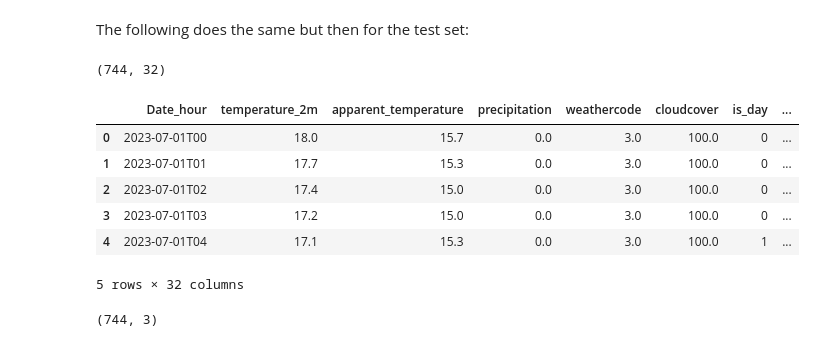
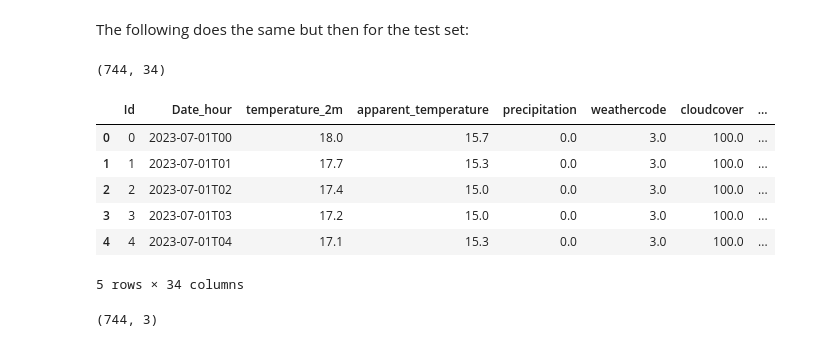
Before and after one commit to Lucmeister55/MLLS_Project1, a Jupyter notebook: project-1-starter-notebook.ipynb, the cells around one changed output. Drawn from its saved outputs; the diff is of its cells as text; code cells hidden in the pictures.

```diff
--- a/project-1-starter-notebook.ipynb
+++ b/project-1-starter-notebook.ipynb
@@ -277,20 +290,20 @@ train_data_red.head()
 # %% [markdown]
 The following does the same but then for the test set:
 # %%
-test_data = test_rawdata.merge(feature_data, on = "Date_hour", how = 'left').drop("Id", axis = 1)
+test_data = test_rawdata.merge(feature_data, on = "Date_hour", how = 'left')#.drop("Id", axis = 1)
 Totaal_2022 = bicycle_data_2022[("2022-07-01" <= bicycle_data_2022["Datum"]) & (bicycle_data_2022["Datum"] <= "2022-07-31")]["Totaal"].reset_index(drop=True)
-#test_data["Totaal_2022"] = Totaal_2022
+test_data["Totaal_2022"] = Totaal_2022
 print(test_data.shape)
 test_data.head()
 # %% [output]
-(744, 32)
+(744, 34)
-|  | Date_hour | temperature_2m | apparent_temperature | precipitation | weathercode | cloudcover | is_day | ... |
-| 0 | 2023-07-01T00 | 18.0 | 15.7 | 0.0 | 3.0 | 100.0 | 0 | ... |
-| 1 | 2023-07-01T01 | 17.7 | 15.3 | 0.0 | 3.0 | 100.0 | 0 | ... |
-| 2 | 2023-07-01T02 | 17.4 | 15.0 | 0.0 | 3.0 | 100.0 | 0 | ... |
-| 3 | 2023-07-01T03 | 17.2 | 15.0 | 0.0 | 3.0 | 100.0 | 0 | ... |
-| 4 | 2023-07-01T04 | 17.1 | 15.3 | 0.0 | 3.0 | 100.0 | 1 | ... |
+|  | Id | Date_hour | temperature_2m | apparent_temperature | precipitation | weathercode | cloudcover | ... |
+| 0 | 0 | 2023-07-01T00 | 18.0 | 15.7 | 0.0 | 3.0 | 100.0 | ... |
+| 1 | 1 | 2023-07-01T01 | 17.7 | 15.3 | 0.0 | 3.0 | 100.0 | ... |
+| 2 | 2 | 2023-07-01T02 | 17.4 | 15.0 | 0.0 | 3.0 | 100.0 | ... |
+| 3 | 3 | 2023-07-01T03 | 17.2 | 15.0 | 0.0 | 3.0 | 100.0 | ... |
+| 4 | 4 | 2023-07-01T04 | 17.1 | 15.3 | 0.0 | 3.0 | 100.0 | ... |
-5 rows × 32 columns
+5 rows × 34 columns
 # %%
 gtest_data = test_rawdata.merge(bicycle_data[["Totaal", "Date_hour"]], on = "Date_hour", how = 'left')
 print(gtest_data.shape)
```
Also changed, not shown: parts of 26 cells of this notebook, 7 other files.
